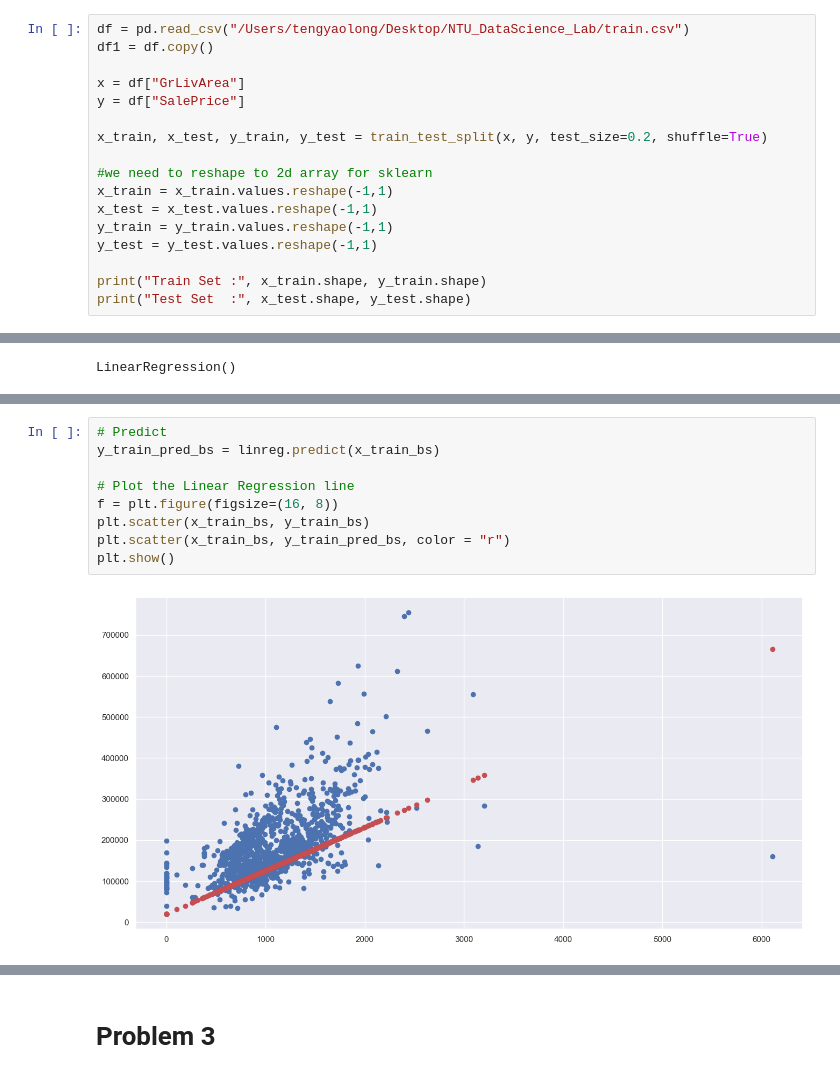
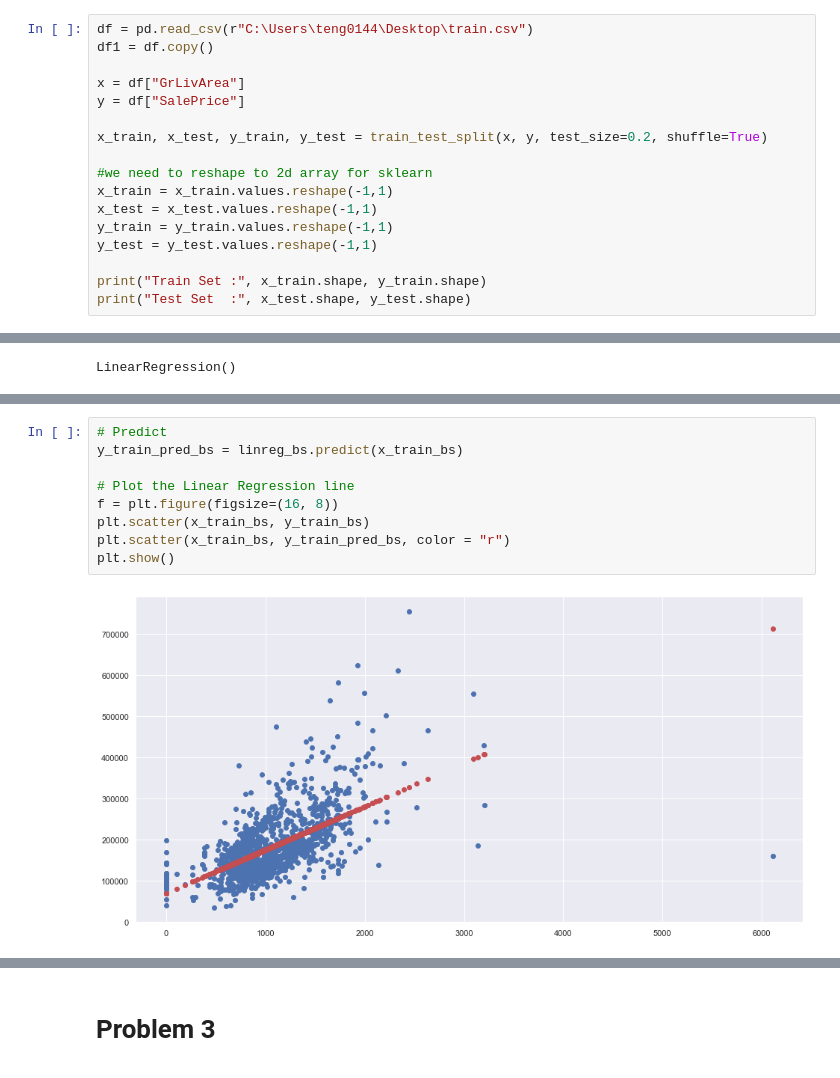
Before and after one commit to tengyaolong2000/NTU_DataScience_Lab, a Jupyter notebook: Exercise4_solution.ipynb, the cells around one changed output, grey strips where cells are left out. Cells and saved outputs as stored; diff of their text form.

```diff
--- a/Exercise4_solution.ipynb
+++ b/Exercise4_solution.ipynb
@@ -9,7 +9,7 @@ sb.set() # set the default Seaborn style for graphics
 from sklearn.model_selection import train_test_split
 from sklearn.linear_model import LinearRegression
 # %%
-df = pd.read_csv("/Users/tengyaolong/Desktop/NTU_DataScience_Lab/train.csv")
+df = pd.read_csv(r"C:\Users\teng0144\Desktop\train.csv")
 df1 = df.copy()
 
 x = df["GrLivArea"]
@@ -212,12 +206,12 @@ plt.show()
 # %%
 # Predict
-y_train_pred_bs = linreg.predict(x_train_bs)
+y_train_pred_bs = linreg_bs.predict(x_train_bs)
 
 # Plot the Linear Regression line
 f = plt.figure(figsize=(16, 8))
 plt.scatter(x_train_bs, y_train_bs)
 plt.scatter(x_train_bs, y_train_pred_bs, color = "r")
 plt.show()
 # %% [output]
-[figure, old version]
+[figure, new version]
 # %%
```
Also changed, not shown: parts of 18 cells of this notebook.
